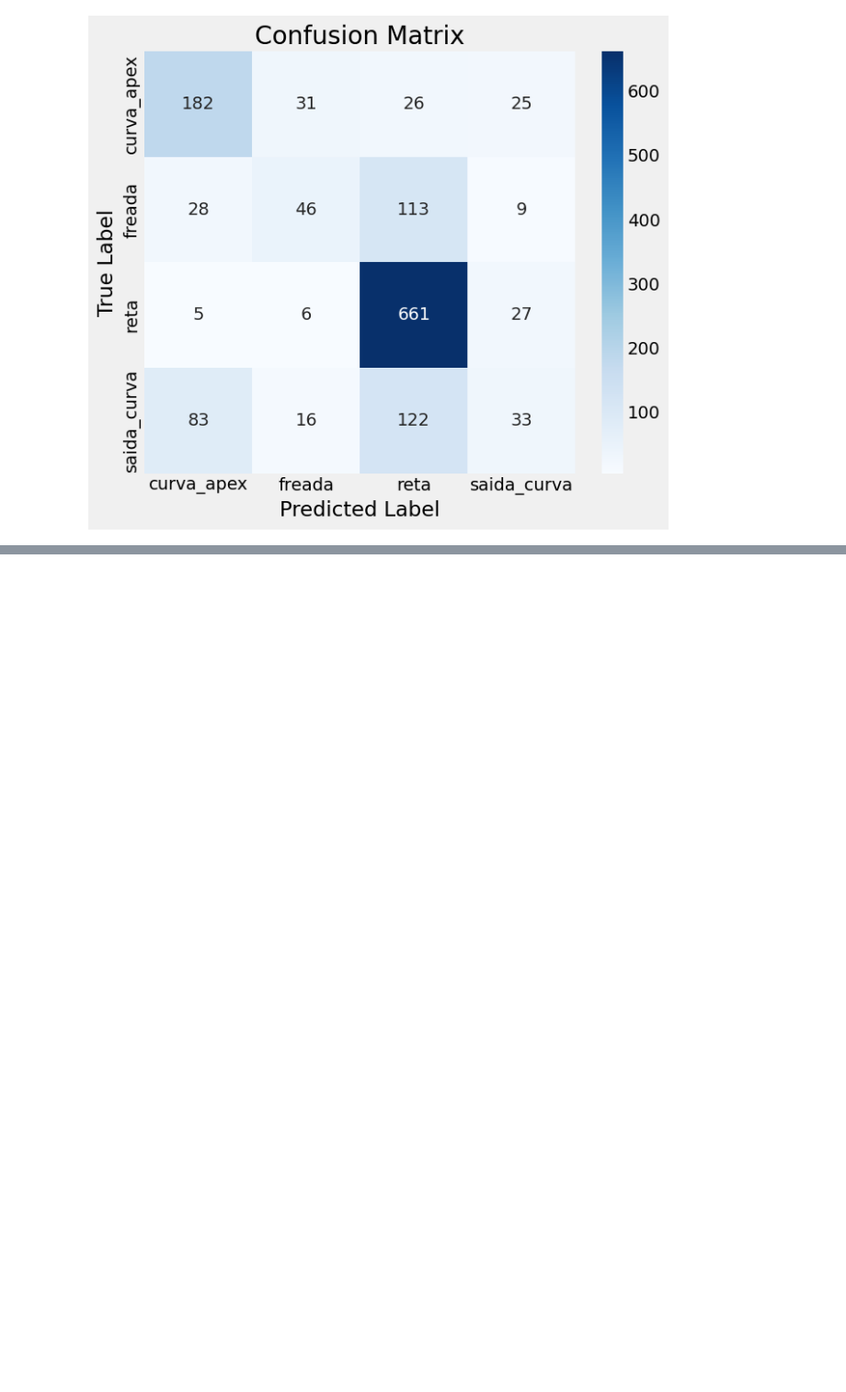
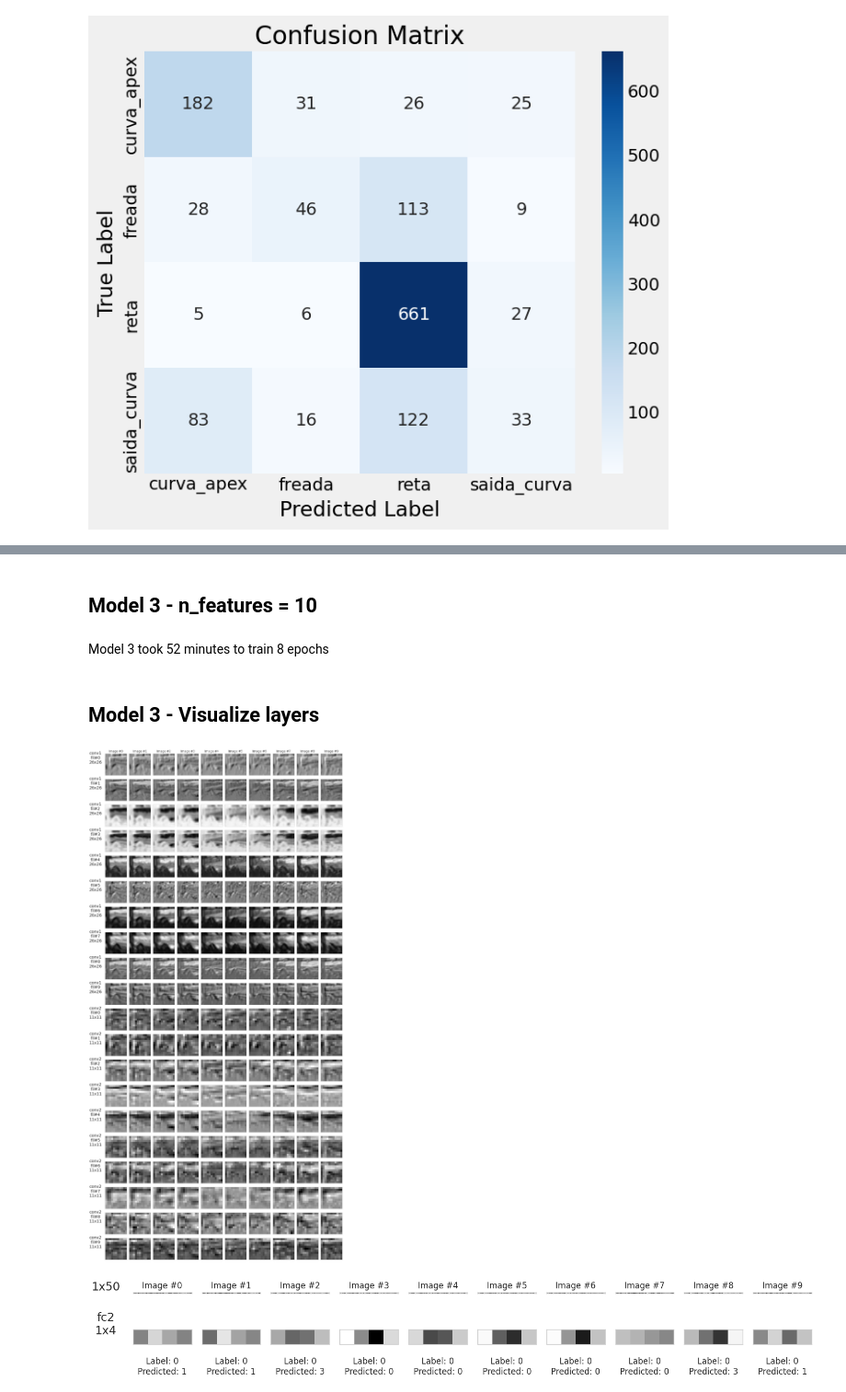
Before and after one commit to TomazFilgueira/UFRN-ML-2025-1-AutoParts_Classification, a Jupyter notebook: Iracing_classification.ipynb, the cells around one changed output, grey strips where cells are left out. Shown at 92% size. Saved outputs shown, nothing was run; the diff lists cells and outputs as text; code cells hidden in the pictures; blank space fills up the shorter version.

```diff
--- a/Iracing_classification.ipynb
+++ b/Iracing_classification.ipynb
@@ -875,0 +953,45 @@ plt.show()
+# %% [markdown]
+## Model 3 - n_features = 10
+# %%
+torch.manual_seed(13)
+
+# Model/Architecture
+model3_cnn2 = CNN2(n_feature=10, p=0.3) #changed n_feature from 5 to 10
+
+# Loss function
+multi_loss_fn = nn.CrossEntropyLoss(reduction='mean')
+
+# Optimizer
+optimizer3_cnn2 = optim.Adam(model3_cnn2.parameters(), lr=3e-4)
+# %%
+arch3_cnn2 = Architecture(model3_cnn2,
+                        multi_loss_fn,
+                        optimizer3_cnn2)
+arch3_cnn2.set_loaders(train_loader, val_loader)
+arch3_cnn2.train(8)
+# %% [markdown]
+Model 3 took 52 minutes to train 8 epochs
+# %% [markdown]
+## Model 3 - Visualize layers
+# %%
+featurizer_layers = ['conv1','conv2', 'relu1', 'maxp1','maxp2', 'flatten']
+classifier_layers = ['fc1', 'relu2', 'fc2']
+
+arch3_cnn2.attach_hooks(
+  layers_to_hook=featurizer_layers + classifier_layers
+)
+
+images_batch, labels_batch = next(iter(val_loader))
+logits = arch3_cnn2.predict(images_batch)
+predicted = np.argmax(logits, 1)
+
+arch3_cnn2.remove_hooks()
+# %%
+with plt.style.context('seaborn-v0_8-whitegrid'):
+    fig_maps1 = arch3_cnn2.visualize_outputs(featurizer_layers)
+    fig_maps2 = arch3_cnn2.visualize_outputs(
+                  classifier_layers, y=labels_batch, yhat=predicted
+                )
+# %% [output]
+[figure, added]
+[figure, added]
```
Also changed, not shown: parts of 56 cells of this notebook, 3 other files.
